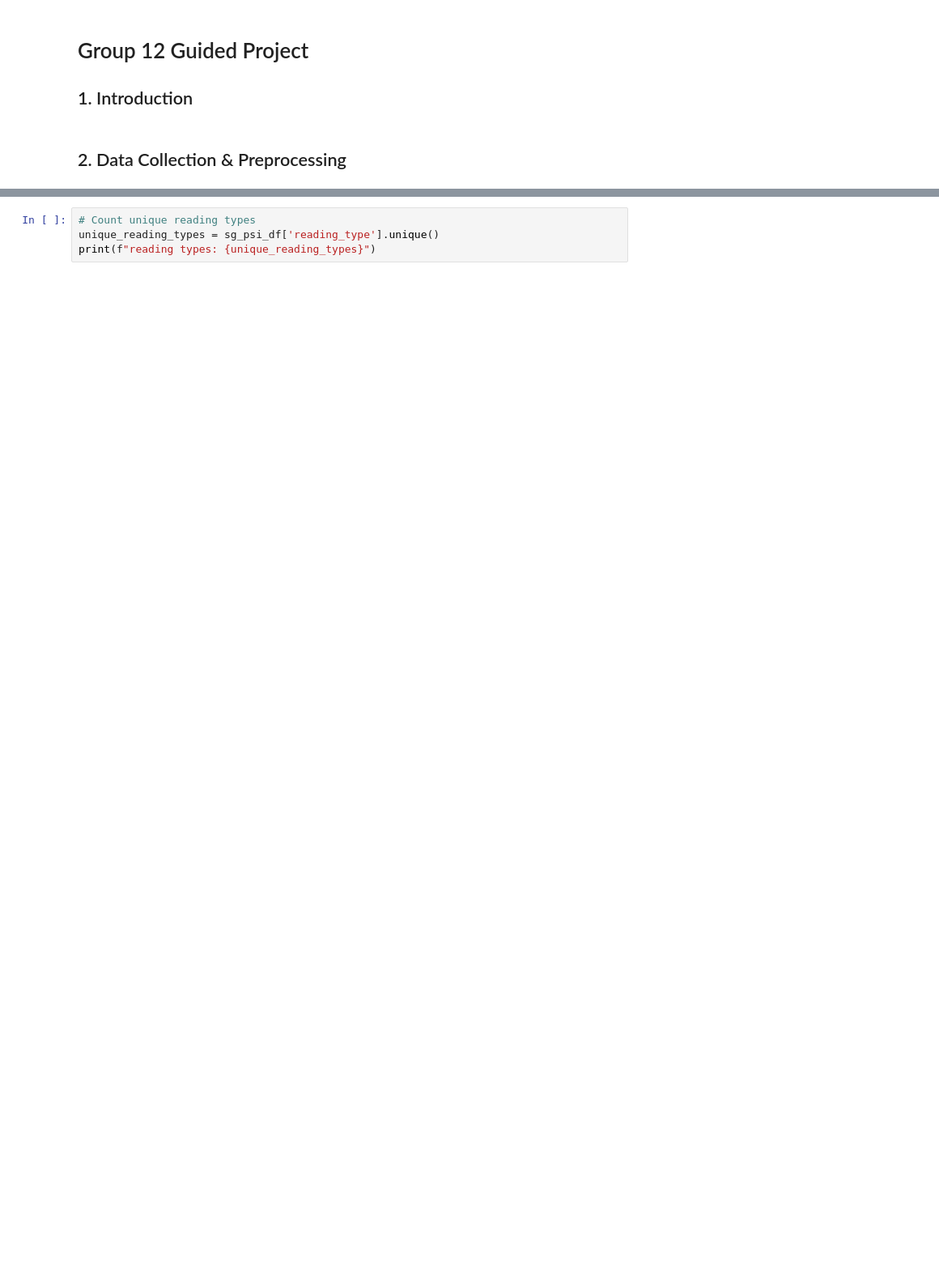
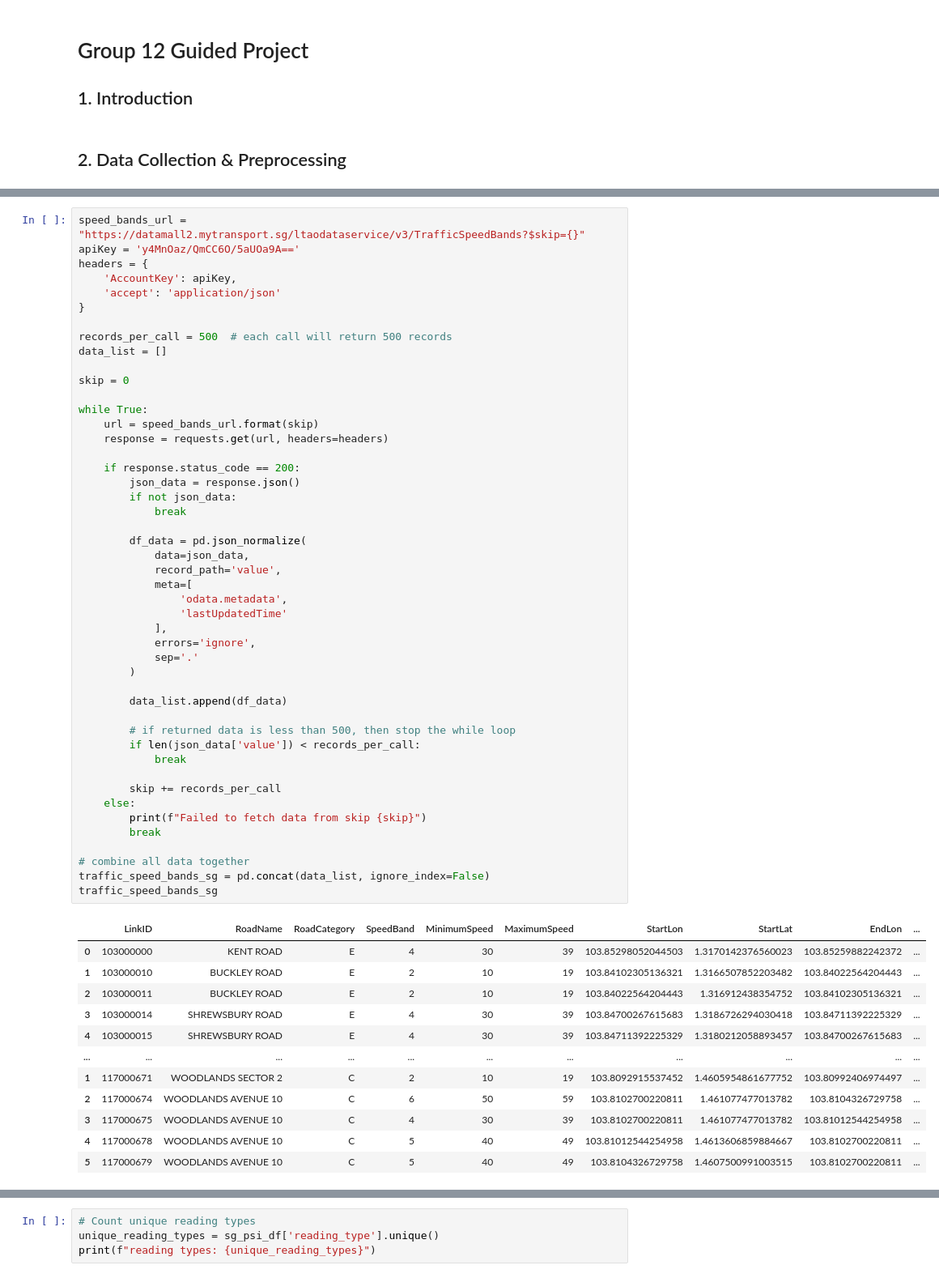
Before and after one commit to linxianying/G12_GuidedProject, a Jupyter notebook: traffic_air_sg.ipynb, the cells around one changed output, grey strips where cells are left out. Shown at 81% size. Cells and saved outputs as stored; diff of their text form; blank space fills up the shorter version.

```diff
--- a/traffic_air_sg.ipynb
+++ b/traffic_air_sg.ipynb
@@ -5,0 +73,60 @@
+# %%
+speed_bands_url = "https://datamall2.mytransport.sg/ltaodataservice/v3/TrafficSpeedBands?$skip={}"
+apiKey = 'y4MnOaz/QmCC6O/5aUOa9A=='
+headers = {
+    'AccountKey': apiKey,
+    'accept': 'application/json'
+}
+
+records_per_call = 500  # each call will return 500 records
+data_list = []
+
+skip = 0
+
+while True:
+    url = speed_bands_url.format(skip)
+    response = requests.get(url, headers=headers)
+
+    if response.status_code == 200:
+        json_data = response.json()
+        if not json_data:
+            break
+
+        df_data = pd.json_normalize(
+            data=json_data,
+            record_path='value',
+            meta=[
+                'odata.metadata',
+                'lastUpdatedTime'
+            ],
+            errors='ignore',
+            sep='.'
+        )
+
+        data_list.append(df_data)
+
+        # if returned data is less than 500, then stop the while loop
+        if len(json_data['value']) < records_per_call:
+            break
+
+        skip += records_per_call
+    else:
+        print(f"Failed to fetch data from skip {skip}")
+        break
+
+# combine all data together
+traffic_speed_bands_sg = pd.concat(data_list, ignore_index=False)
+traffic_speed_bands_sg
+# %% [output]
+|  | LinkID | RoadName | RoadCategory | SpeedBand | MinimumSpeed | MaximumSpeed | StartLon | StartLat | EndLon | ... |
+| 0 | 103000000 | KENT ROAD | E | 4 | 30 | 39 | 103.85298052044503 | 1.3170142376560023 | 103.85259882242372 | ... |
+| 1 | 103000010 | BUCKLEY ROAD | E | 2 | 10 | 19 | 103.84102305136321 | 1.3166507852203482 | 103.84022564204443 | ... |
+| 2 | 103000011 | BUCKLEY ROAD | E | 2 | 10 | 19 | 103.84022564204443 | 1.316912438354752 | 103.84102305136321 | ... |
+| 3 | 103000014 | SHREWSBURY ROAD | E | 4 | 30 | 39 | 103.84700267615683 | 1.3186726294030418 | 103.84711392225329 | ... |
+| 4 | 103000015 | SHREWSBURY ROAD | E | 4 | 30 | 39 | 103.84711392225329 | 1.3180212058893457 | 103.84700267615683 | ... |
+| ... | ... | ... | ... | ... | ... | ... | ... | ... | ... | ... |
+| 1 | 117000671 | WOODLANDS SECTOR 2 | C | 2 | 10 | 19 | 103.8092915537452 | 1.4605954861677752 | 103.80992406974497 | ... |
+| 2 | 117000674 | WOODLANDS AVENUE 10 | C | 6 | 50 | 59 | 103.8102700220811 | 1.461077477013782 | 103.8104326729758 | ... |
+| 3 | 117000675 | WOODLANDS AVENUE 10 | C | 4 | 30 | 39 | 103.8102700220811 | 1.461077477013782 | 103.81012544254958 | ... |
+| 4 | 117000678 | WOODLANDS AVENUE 10 | C | 5 | 40 | 49 | 103.81012544254958 | 1.4613606859884667 | 103.8102700220811 | ... |
+| 5 | 117000679 | WOODLANDS AVENUE 10 | C | 5 | 40 | 49 | 103.8104326729758 | 1.4607500991003515 | 103.8102700220811 | ... |
```
Also changed, not shown: parts of 12 cells of this notebook, 4 other files.
